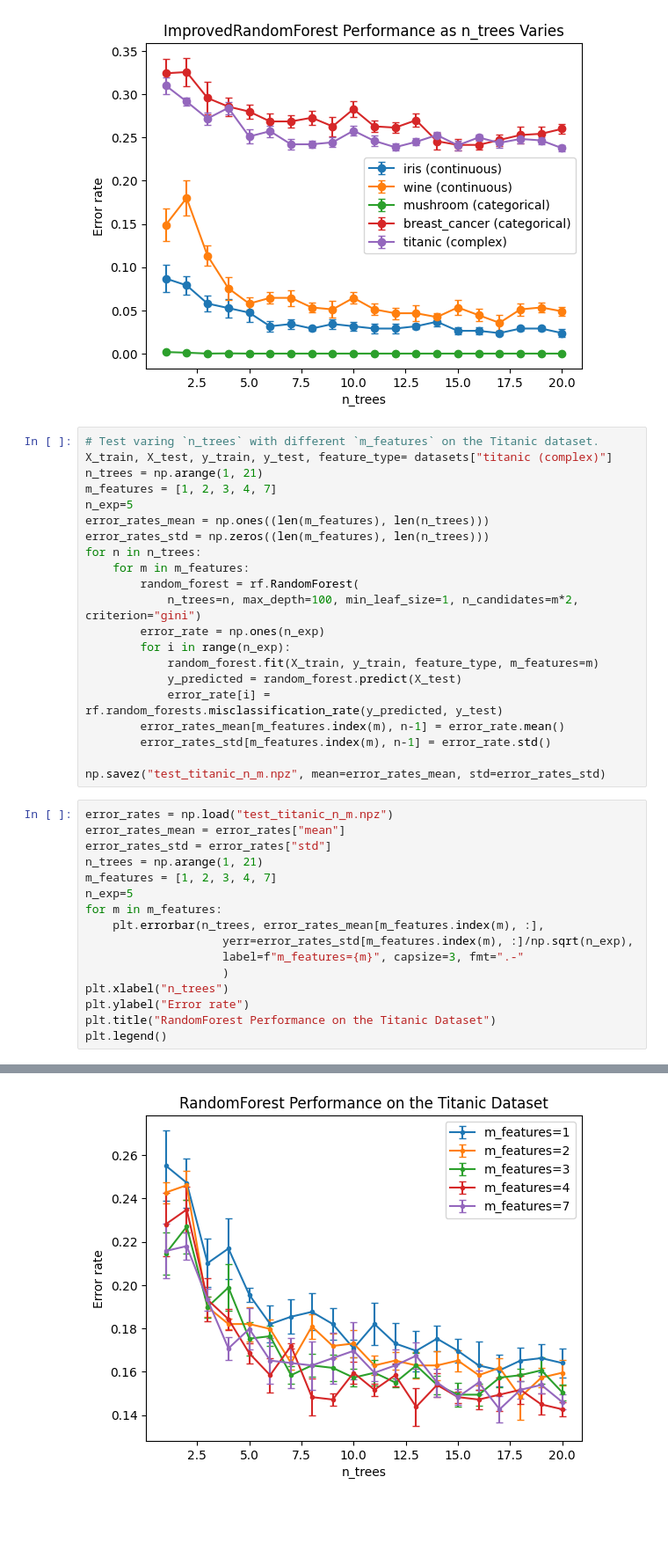
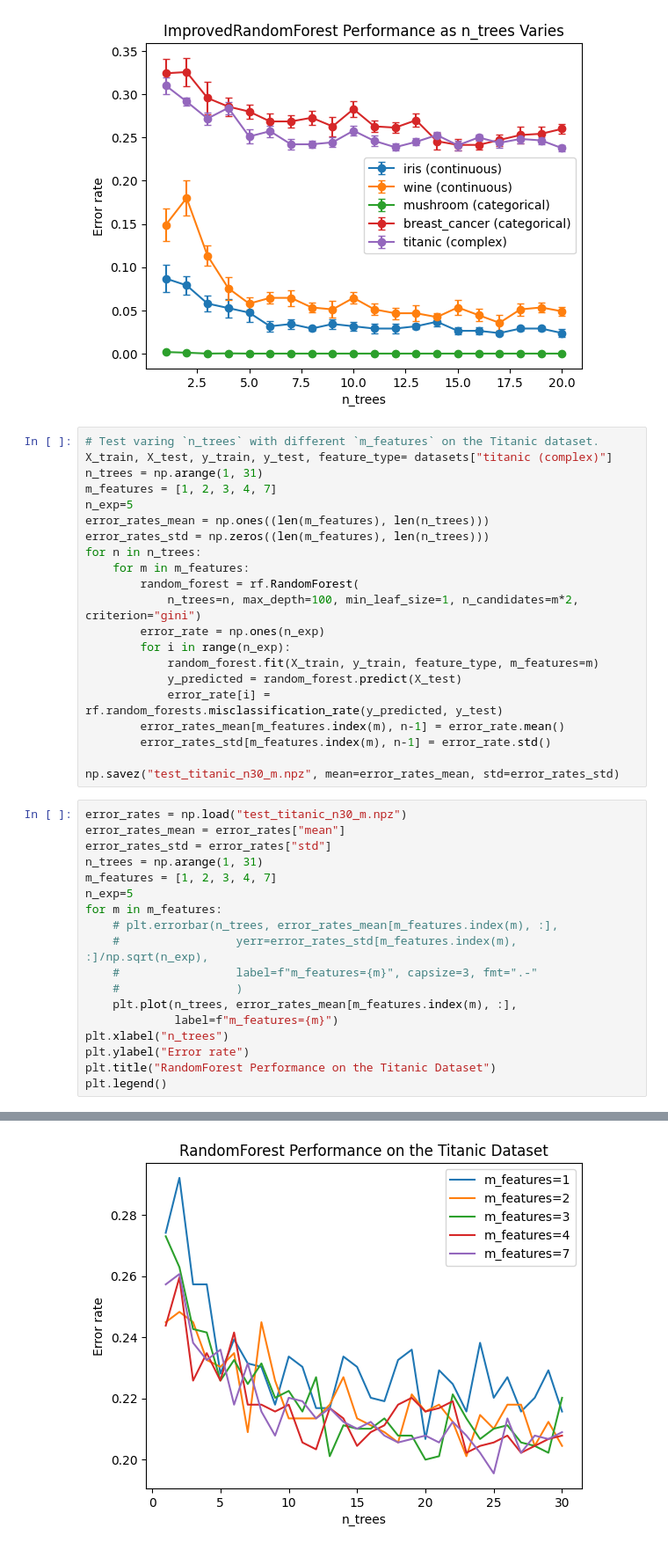
Before and after one commit to liyiyan128/M2R-random-forests, a Jupyter notebook: simulations/simulations.ipynb, the cells around one changed output, grey strips where cells are left out. Shown at 88% size. Drawn from its saved outputs; the diff is of its cells as text; blank space fills up the shorter version.

Commit message:
Update: increased n_trees to 30; added keypoints

```diff
--- a/simulations/simulations.ipynb
+++ b/simulations/simulations.ipynb
@@ -113,7 +118,7 @@ plt.legend()
 # %%
 # Test varing `n_trees` with different `m_features` on the Titanic dataset.
 X_train, X_test, y_train, y_test, feature_type= datasets["titanic (complex)"]
-n_trees = np.arange(1, 21)
+n_trees = np.arange(1, 31)
 m_features = [1, 2, 3, 4, 7]
 n_exp=5
 error_rates_mean = np.ones((len(m_features), len(n_trees)))
@@ -130,23 +135,25 @@ for n in n_trees:
         error_rates_mean[m_features.index(m), n-1] = error_rate.mean()
         error_rates_std[m_features.index(m), n-1] = error_rate.std()
 
-np.savez("test_titanic_n_m.npz", mean=error_rates_mean, std=error_rates_std)
+np.savez("test_titanic_n30_m.npz", mean=error_rates_mean, std=error_rates_std)
 # %%
-error_rates = np.load("test_titanic_n_m.npz")
+error_rates = np.load("test_titanic_n30_m.npz")
 error_rates_mean = error_rates["mean"]
 error_rates_std = error_rates["std"]
-n_trees = np.arange(1, 21)
+n_trees = np.arange(1, 31)
 m_features = [1, 2, 3, 4, 7]
 n_exp=5
 for m in m_features:
-    plt.errorbar(n_trees, error_rates_mean[m_features.index(m), :],
-                    yerr=error_rates_std[m_features.index(m), :]/np.sqrt(n_exp),
-                    label=f"m_features={m}", capsize=3, fmt=".-"
-                    )
+    # plt.errorbar(n_trees, error_rates_mean[m_features.index(m), :],
+    #                 yerr=error_rates_std[m_features.index(m), :]/np.sqrt(n_exp),
+    #                 label=f"m_features={m}", capsize=3, fmt=".-"
+    #                 )
+    plt.plot(n_trees, error_rates_mean[m_features.index(m), :],
+             label=f"m_features={m}")
 plt.xlabel("n_trees")
 plt.ylabel("Error rate")
 plt.title("RandomForest Performance on the Titanic Dataset")
 plt.legend()
 # %% [output]
 <matplotlib.legend.Legend at 0x...>
-[figure, old version]
+[figure, new version]
```
Also changed, not shown: parts of 2 cells of this notebook, 1 other file.
